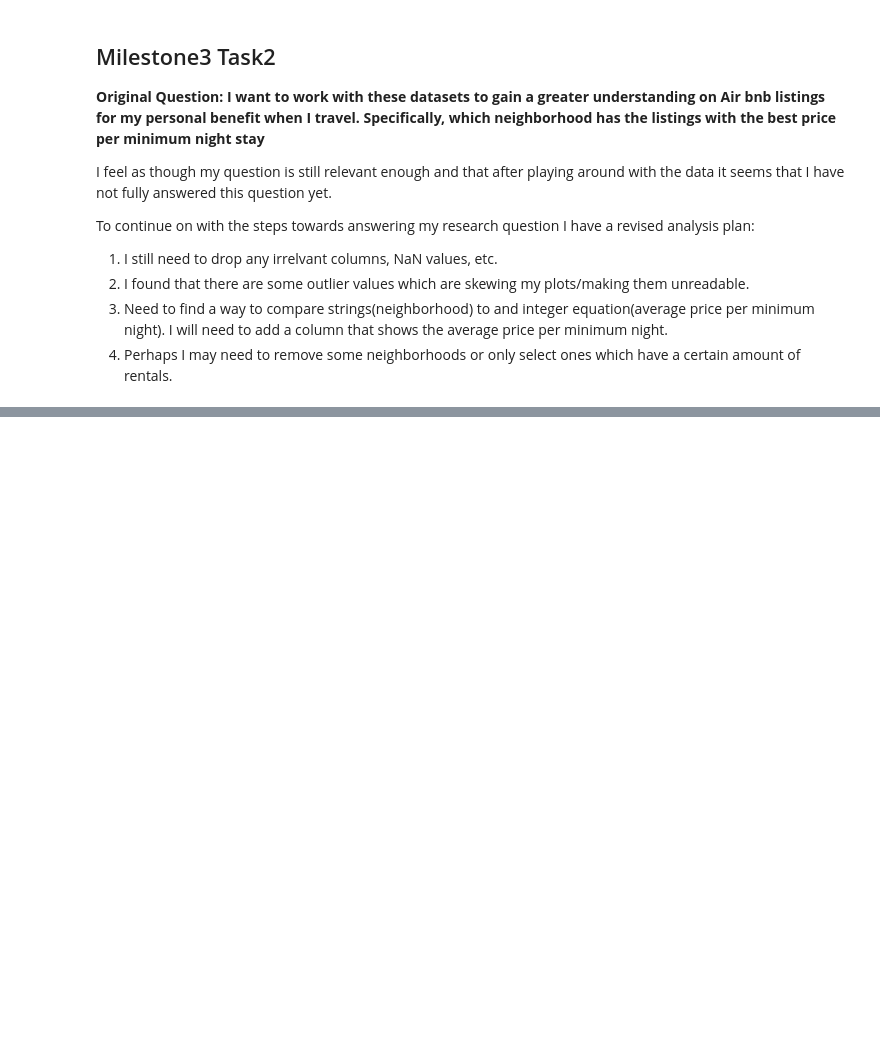
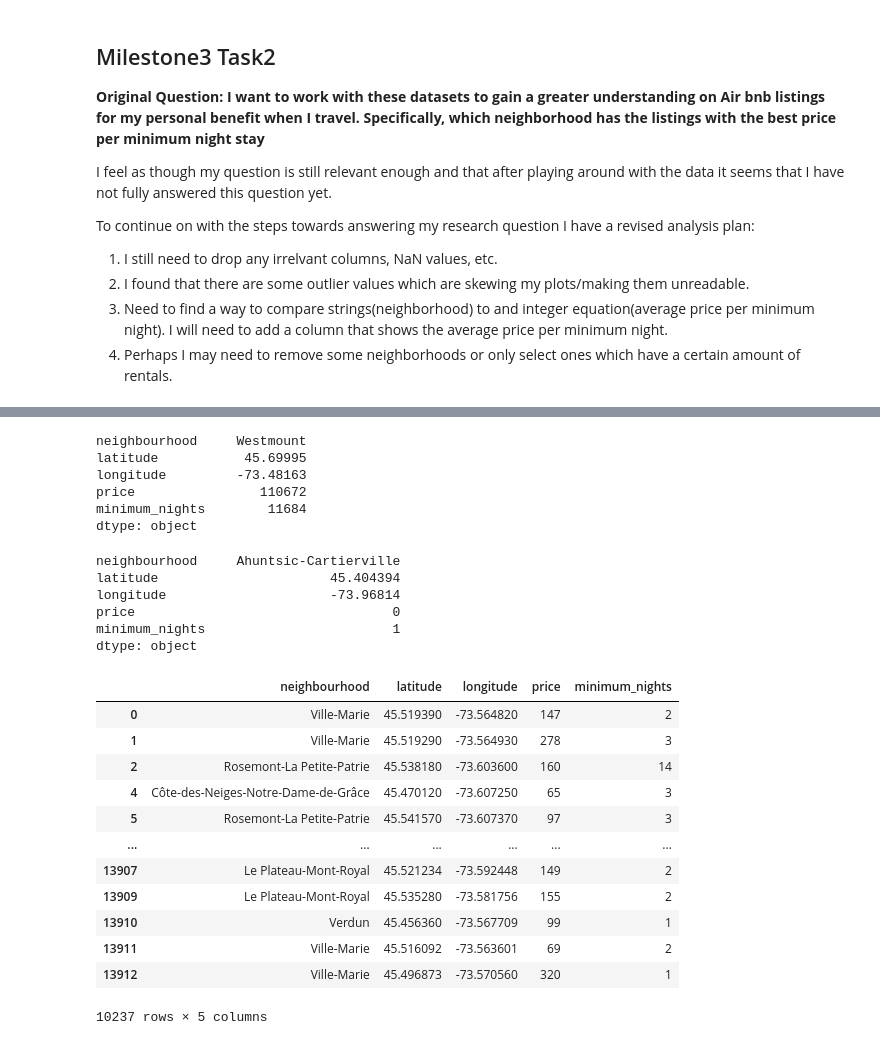
Before and after one commit to ubco-W2022T2-data301/project-group-group21, a Jupyter notebook: analysis/analysis3.ipynb, the cells around one changed output, grey strips where cells are left out. Saved outputs shown, nothing was run; the diff lists cells and outputs as text; code cells hidden in the pictures; blank space fills up the shorter version.

```diff
--- a/analysis/analysis3.ipynb
+++ b/analysis/analysis3.ipynb
@@ -143,0 +221,36 @@ To continue on with the steps towards answering my research question I have a re
+# %%
+df_clean2.max(axis=0)
+# %% [output]
+neighbourhood     Westmount
+latitude           45.69995
+longitude         -73.48163
+price                110672
+minimum_nights        11684
+dtype: object
+# %%
+df_clean2.min(axis=0)
+# %% [output]
+neighbourhood     Ahuntsic-Cartierville
+latitude                      45.404394
+longitude                     -73.96814
+price                                 0
+minimum_nights                        1
+dtype: object
+# %%
+##I've decided to make my research based on the max "minimum_nights" to >=1day and <=14 days as well as make sure price is >0
+df_clean2 = df_clean2.loc[(df_clean2['minimum_nights'] >= 1) & (df_clean2['minimum_nights'] <= 14)]
+df_clean2
+# %% [output]
+|  | neighbourhood | latitude | longitude | price | minimum_nights |
+| 0 | Ville-Marie | 45.519390 | -73.564820 | 147 | 2 |
+| 1 | Ville-Marie | 45.519290 | -73.564930 | 278 | 3 |
+| 2 | Rosemont-La Petite-Patrie | 45.538180 | -73.603600 | 160 | 14 |
+| 4 | Côte-des-Neiges-Notre-Dame-de-Grâce | 45.470120 | -73.607250 | 65 | 3 |
+| 5 | Rosemont-La Petite-Patrie | 45.541570 | -73.607370 | 97 | 3 |
+| ... | ... | ... | ... | ... | ... |
+| 13907 | Le Plateau-Mont-Royal | 45.521234 | -73.592448 | 149 | 2 |
+| 13909 | Le Plateau-Mont-Royal | 45.535280 | -73.581756 | 155 | 2 |
+| 13910 | Verdun | 45.456360 | -73.567709 | 99 | 1 |
+| 13911 | Ville-Marie | 45.516092 | -73.563601 | 69 | 2 |
+| 13912 | Ville-Marie | 45.496873 | -73.570560 | 320 | 1 |
+10237 rows × 5 columns
```
Also changed, not shown: parts of 7 cells of this notebook, 1 other file.
